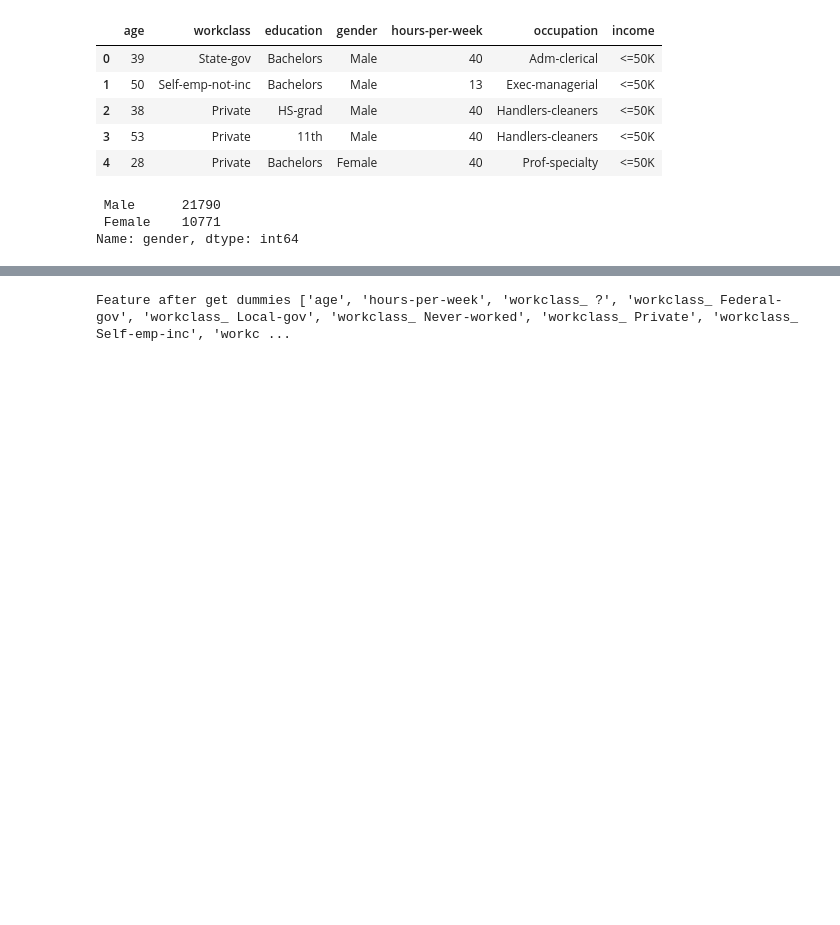
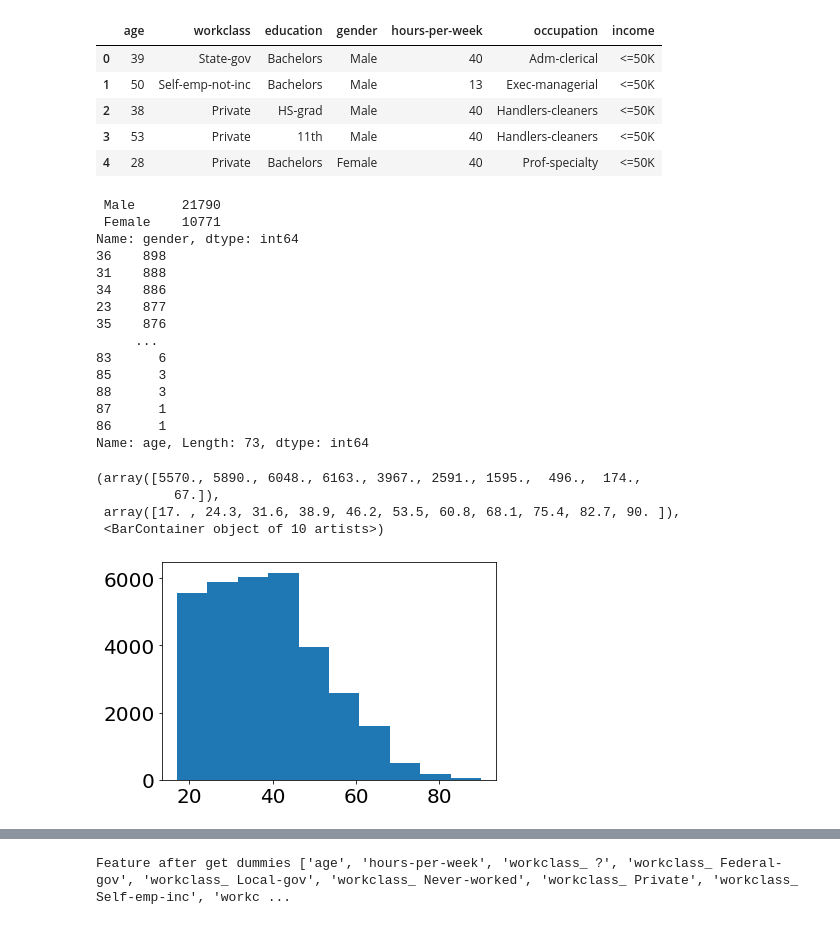
Before and after one commit to shub-bioinfo/Python, a Jupyter notebook: Feature_engineering.ipynb, the cells around one changed output, grey strips where cells are left out. Cells and saved outputs as stored; diff of their text form; code cells hidden in the pictures; blank space fills up the shorter version.

Commit message:
Feature engineering and Jovian Pandas

```diff
--- a/Feature_engineering.ipynb
+++ b/Feature_engineering.ipynb
@@ -5,5 +1,24 @@ import sklearn
+# %%
+import os
+import pandas as pd
+import sklearn
+
+import matplotlib as mpl
+from matplotlib import pyplot as plt
+
+
+SMALL_SIZE=20
+MEDIUM_SIZE=24
+BIGGER_SIZE=28
+mpl.rc('font', size=SMALL_SIZE)          # controls default text sizes
+mpl.rc('axes', titlesize=SMALL_SIZE)     # fontsize of the axes title
+mpl.rc('axes', labelsize=MEDIUM_SIZE)    # fontsize of the x and y labels
+mpl.rc('xtick', labelsize=SMALL_SIZE)    # fontsize of the tick labels
+mpl.rc('ytick', labelsize=SMALL_SIZE)    # fontsize of the tick labels
+mpl.rc('legend', fontsize=SMALL_SIZE)    # legend fontsize
+mpl.rc('figure', titlesize=BIGGER_SIZE)  # fontsize of the figure title
 # %%
-adult_path =os.path.join("/home/st1265/Downloads/DATA_ML/data", "adult.data")
+adult_path =os.path.join("/home/shub/Documents/mglearn-master/data", "adult.data")
 # %%
 #One Hot Encoding of dataset
 data= pd.read_csv(adult_path, header=None, index_col=False,
@@ -27,7 +43,28 @@ display(data.head())
 # %%
 #To count value of a particular gender
 print(data.gender.value_counts())
+x=data.age.value_counts()
+print(x)
+# from matplotlib import pyplot as plt
+plt.hist(data.age)
 # %% [output]
  Male      21790
  Female    10771
 Name: gender, dtype: int64
+36    898
+31    888
+34    886
+23    877
+35    876
+     ...
+83      6
+85      3
+88      3
+87      1
+86      1
+Name: age, Length: 73, dtype: int64
+(array([5570., 5890., 6048., 6163., 3967., 2591., 1595.,  496.,  174.,
+          67.]),
+ array([17. , 24.3, 31.6, 38.9, 46.2, 53.5, 60.8, 68.1, 75.4, 82.7, 90. ]),
+ <BarContainer object of 10 artists>)
+[figure, added]
```
Also changed, not shown: parts of 16 cells of this notebook, 1 other file.
